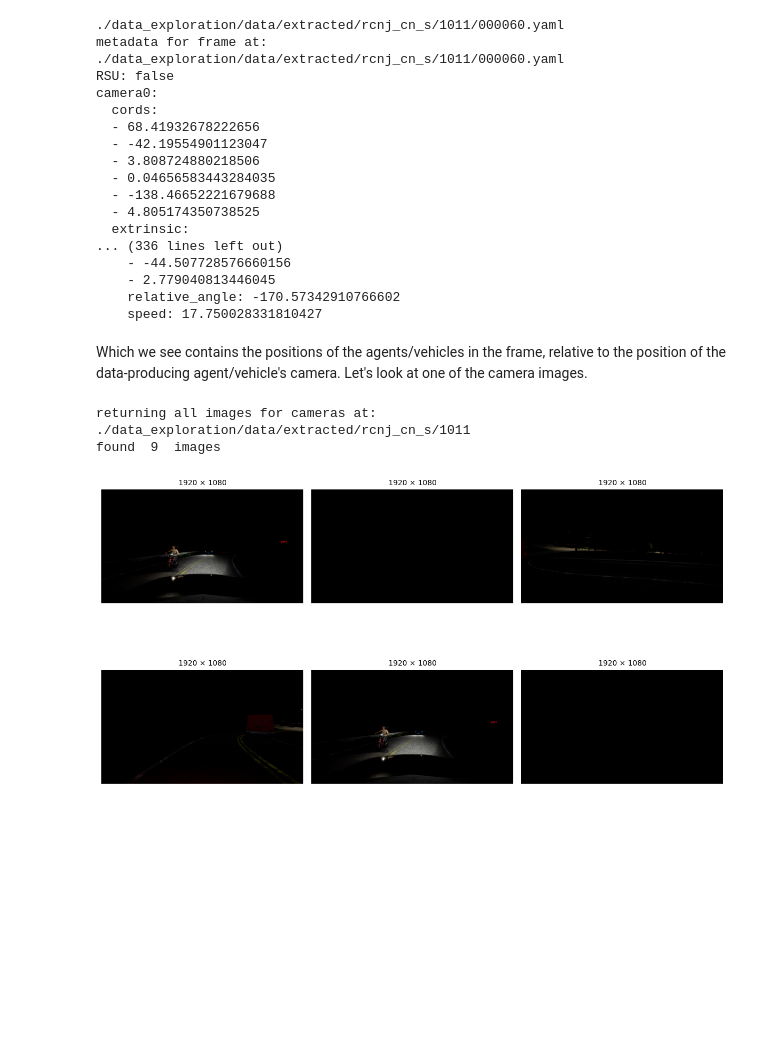
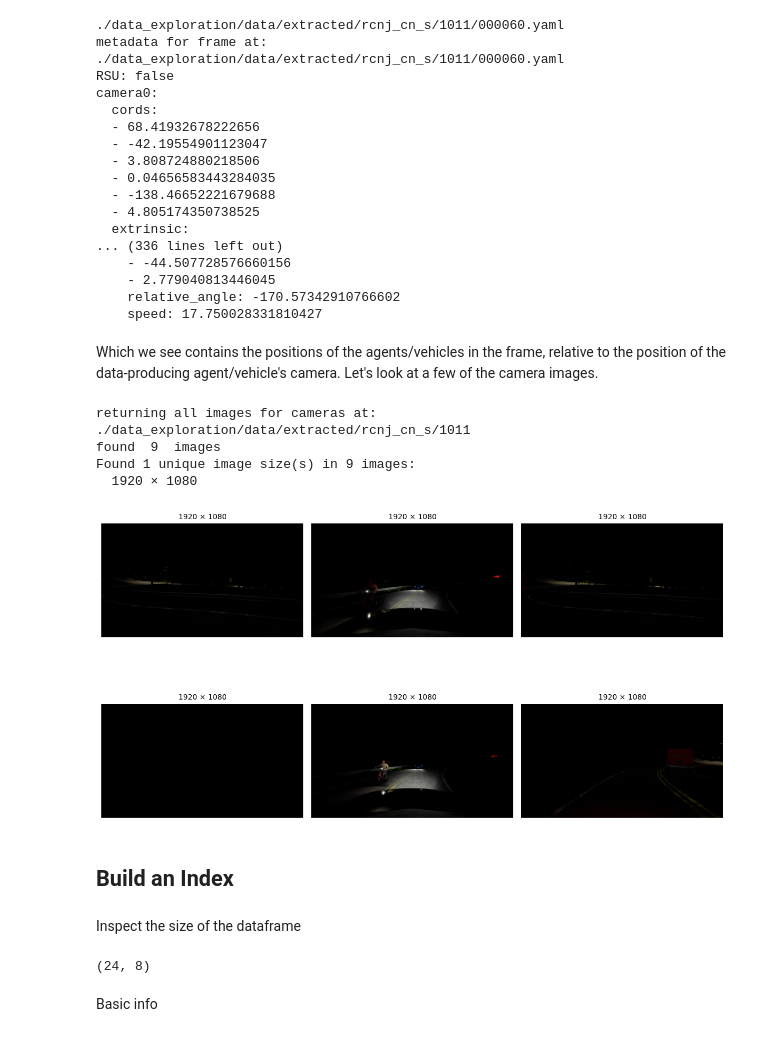
Before and after one commit to tjards/adver-city-ETL, a Jupyter notebook: data_exploration/initial_explore.ipynb, the cells around one changed output. Saved outputs shown, nothing was run; the diff lists cells and outputs as text; code cells hidden in the pictures; blank space fills up the shorter version.

Commit message:
created dataframe

```diff
--- a/data_exploration/initial_explore.ipynb
+++ b/data_exploration/initial_explore.ipynb
@@ -97,7 +88,7 @@ PREFIX = "rcnj"
 WEATHER = "cn"
 DENSITY = "s"
 
-FILENAME = ingest.build_filename(
+FILENAME = explore.build_filename(
     prefix=PREFIX,
     weather=WEATHER,
     density=DENSITY,
@@ -129,6 +118,6 @@ file located at:  ./data_exploration/data/rcnj_cn_s.7z
 Extract the contents of the downloaded file.
 # %%
-DIR_EXTRACTED = ingest.extract_file(
+DIR_EXTRACTED = explore.extract_file(
     DIR_IN=DATA_DIR,
     FILENAME_IN=FILENAME,
     DIR_OUT=DATA_DIR+"/extracted"
@@ -140,7 +131,9 @@ Already extracted, skipping:
 Display the folder structure as a tree
 # %%
 print('directory tree for ', DIR_EXTRACTED, ':')
-ingest.print_folder_tree(DIR_EXTRACTED, max_depth=1)
+explore.print_folder_tree(DIR_EXTRACTED, max_depth=1)
+AGENT_IDS = explore.get_agent_ids(DIR_EXTRACTED, include_negative=True)
+print('list of AGENT IDs in this folder: \n', list(AGENT_IDS))
 # %% [output]
 directory tree for  ./data_exploration/data/extracted/rcnj_cn_s :
 rcnj_cn_s/
@@ -185,7 +181,7 @@ Let's pick one specific agent and look a bit deeper.
 # %%
-AGENT_ID = "1011"
+AGENT_ID = AGENT_IDS[2] #optionally, specify directly as "1011", ... etc
 print('directory tree for ', DIR_EXTRACTED+"/"+str(AGENT_ID), ':')
-ingest.print_folder_tree(DIR_EXTRACTED+"/"+str(AGENT_ID), max_depth=2)
+explore.print_folder_tree(DIR_EXTRACTED+"/"+str(AGENT_ID), max_depth=2)
 # %% [output]
 directory tree for  ./data_exploration/data/extracted/rcnj_cn_s/1011 :
 1011/
@@ -233,15 +229,19 @@ camera0:
     relative_angle: -170.57342910766602
     speed: 17.750028331810427
 # %% [markdown]
-Which we see contains the positions of the agents/vehicles in the frame, relative to the position of the data-producing agent/vehicle's camera. Let's look at one of the camera images.
+Which we see contains the positions of the agents/vehicles in the frame, relative to the position of the data-producing agent/vehicle's camera. Let's look at a few of the camera images.
 # %%
 print('returning all images for cameras at: ', DIR_EXTRACTED+"/"+str(AGENT_ID))
-imgs = ingest.find_imgs(DIR_EXTRACTED+"/"+str(AGENT_ID), camera=None, ext=".png", limit=9)
+imgs = explore.find_imgs(DIR_EXTRACTED+"/"+str(AGENT_ID), camera=None, ext=".png", limit=9)
 print('found ', len(imgs), ' images')
+
+sizes = explore.list_image_sizes(imgs)
+explore.show_images_grid(imgs, rows=2, cols=3, randomize = True)
 # %% [output]
 returning all images for cameras at:  ./data_exploration/data/extracted/rcnj_cn_s/1011
 found  9  images
+Found 1 unique image size(s) in 9 images:
+  1920 × 1080
+[figure, added]
-# %%
-ingest.show_images_grid(imgs, rows=2, cols=3, randomize = True)
-# %% [output]
-[figure, removed]
+# %% [markdown]
+## Build an Index
@@ -247,0 +250,8 @@ ingest.show_images_grid(imgs, rows=2, cols=3, randomize = True)
+# %% [markdown]
+Inspect the size of the dataframe
+# %%
+df.shape
+# %% [output]
+(24, 8)
+# %% [markdown]
+Basic info
```
Also changed, not shown: parts of 14 cells of this notebook, 3 other files.
